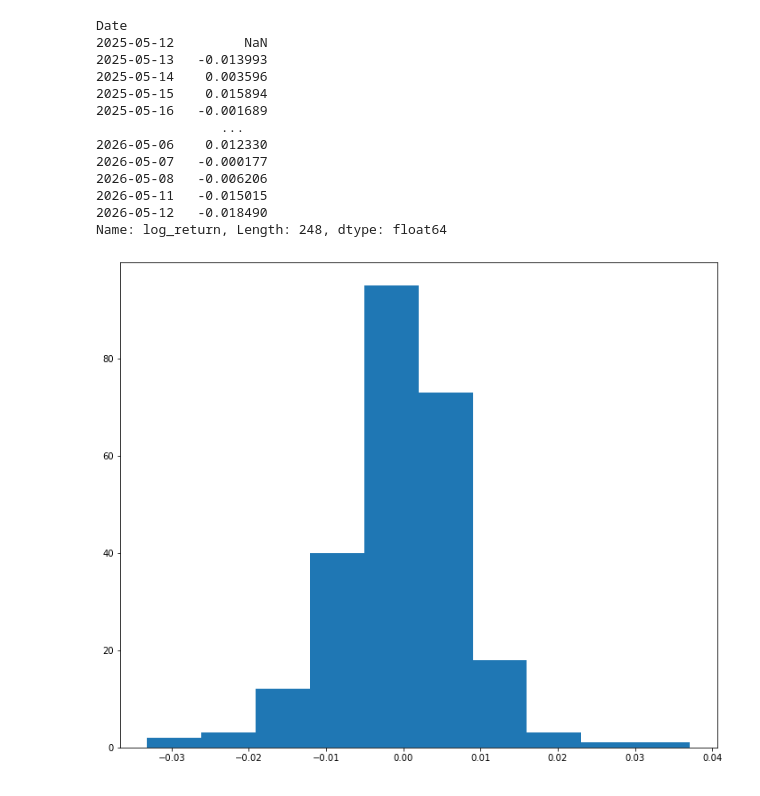
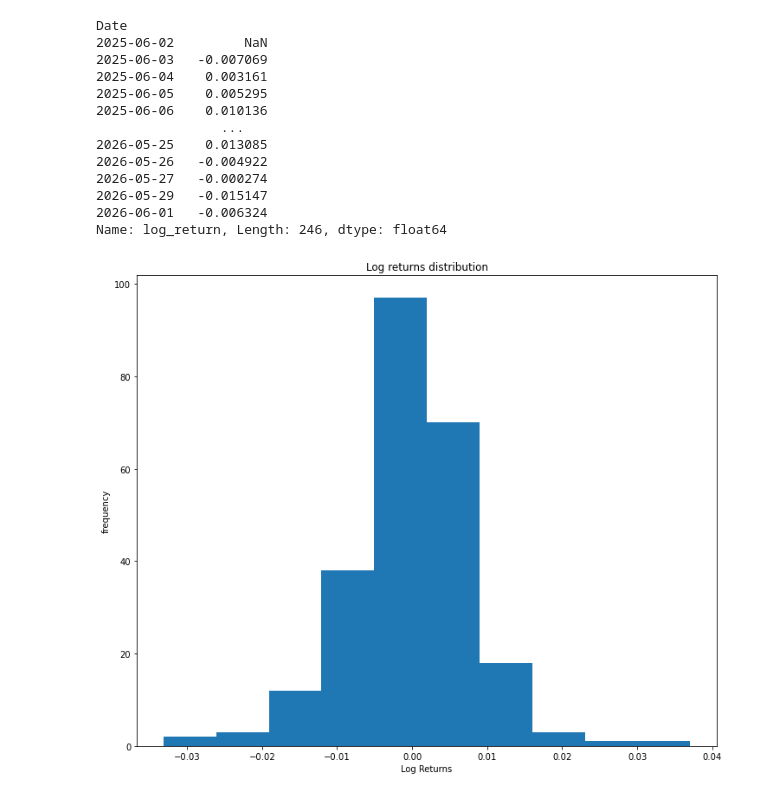
Before and after one commit to kanak27/Quant-journey, a Jupyter notebook: Nifty50 Quant prep.ipynb, the cells around one changed output. Saved outputs shown, nothing was run; the diff lists cells and outputs as text; code cells hidden in the pictures.

```diff
--- a/Nifty50 Quant prep.ipynb
+++ b/Nifty50 Quant prep.ipynb
@@ -107,7 +105,2 @@ nifty.Daily_Returns.std()
 # %%
 #log_returns = ln(p(t) / p(t -1)) = ln(p(t)) - ln(p(t - 1))
-# %%
-nifty['log_returns'] = np.log(nifty['Close'] / nifty['Close'].shift(1))
-# %%
-nifty['log_returns'] = nifty['log_returns'].fillna(0)
-nifty['log_returns']
@@ -131,27 +110,31 @@ nifty['log_return'] = np.log(nifty['Close']).diff()
 nifty['log_return']
 # %% [output]
 Date
-2025-05-12         NaN
-2025-05-13   -0.013993
-2025-05-14    0.003596
-2025-05-15    0.015894
-2025-05-16   -0.001689
+2025-06-02         NaN
+2025-06-03   -0.007069
+2025-06-04    0.003161
+2025-06-05    0.005295
+2025-06-06    0.010136
                 ...
-2026-05-06    0.012330
-2026-05-07   -0.000177
-2026-05-08   -0.006206
-2026-05-11   -0.015015
-2026-05-12   -0.018490
-Name: log_return, Length: 248, dtype: float64
+2026-05-25    0.013085
+2026-05-26   -0.004922
+2026-05-27   -0.000274
+2026-05-29   -0.015147
+2026-06-01   -0.006324
+Name: log_return, Length: 246, dtype: float64
 # %%
-log_return = nifty['log_returns']
+log_return = nifty['log_return']
 
 plt.figure(figsize = (12, 10))
 plt.hist(log_return)
+plt.title('Log returns distribution')
+plt.xlabel('Log Returns')
+plt.ylabel('frequency')
+
 
 plt.show()
 # %% [output]
-[figure, old version]
+[figure, new version]
 # %%
 returns = nifty['Daily_Returns'].to_frame()
 
```
Also changed, not shown: parts of 18 cells of this notebook, 14 other files.
